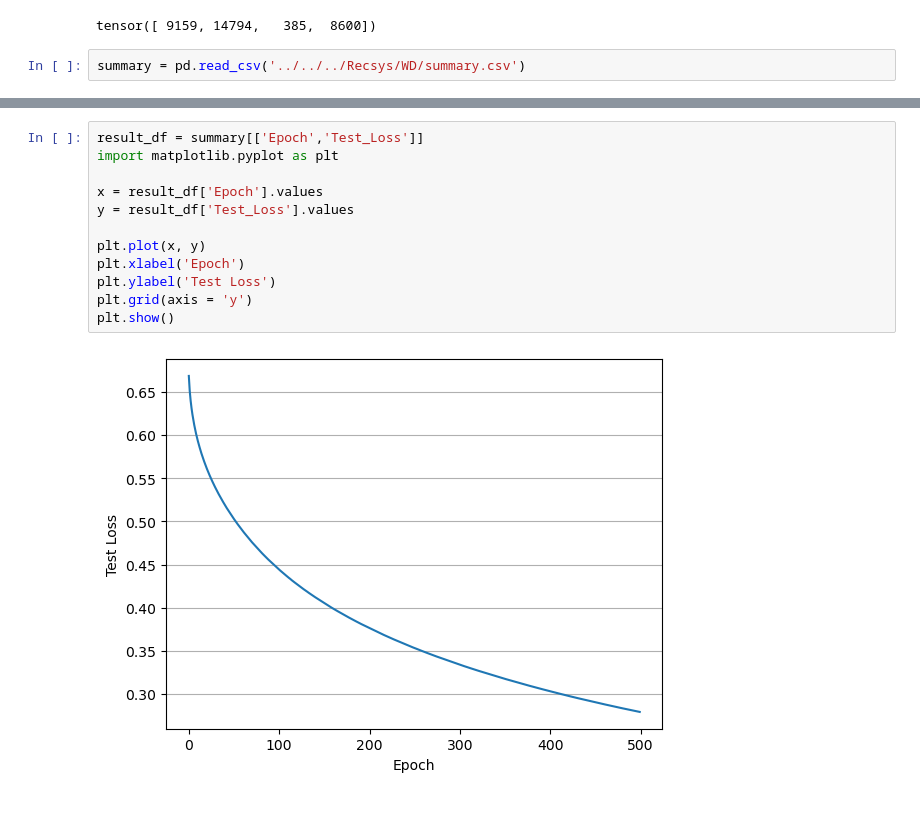
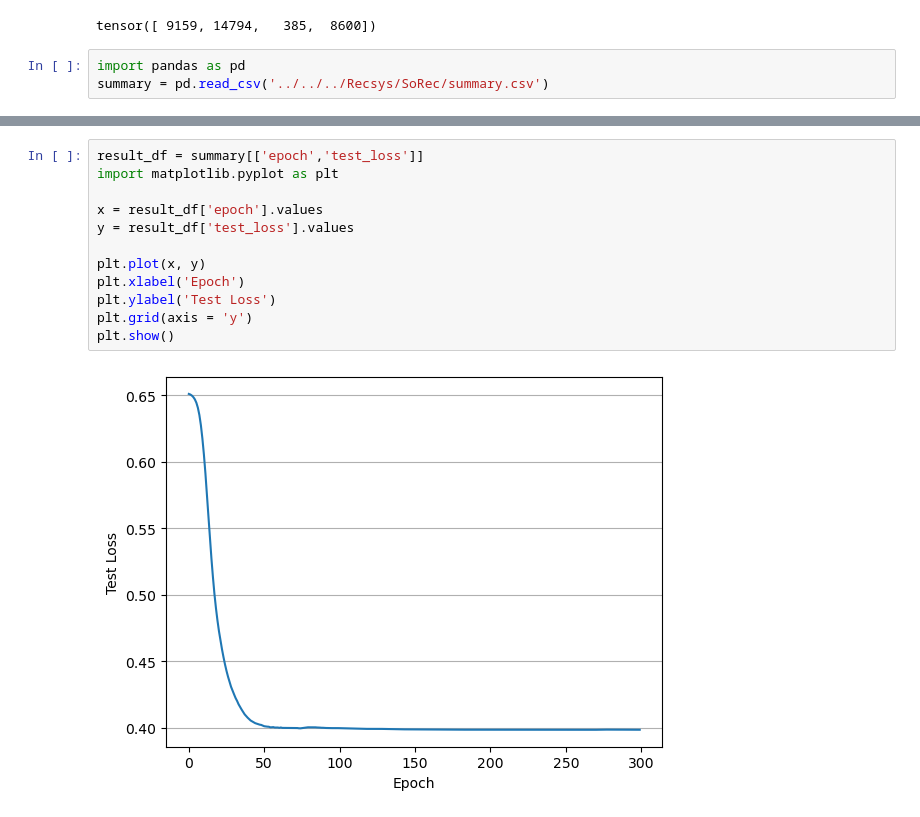
Before and after one commit to sangwu99/2023-Summer-Internship-DSAIL, a Jupyter notebook: Graph/TransE/notebook/TransE.ipynb, the cells around one changed output, grey strips where cells are left out. Cells and saved outputs as stored; diff of their text form.

```diff
--- a/Graph/TransE/notebook/TransE.ipynb
+++ b/Graph/TransE/notebook/TransE.ipynb
@@ -199,7 +199,8 @@ head
 # %% [output]
 tensor([ 9159, 14794,   385,  8600])
 # %%
-summary = pd.read_csv('../../../Recsys/WD/summary.csv')
+import pandas as pd
+summary = pd.read_csv('../../../Recsys/SoRec/summary.csv')
 # %%
 summary
 # %% [output]
@@ -233,14 +234,14 @@ plt.show()
 # %%
-result_df = summary[['Epoch','Test_Loss']]
+result_df = summary[['epoch','test_loss']]
 import matplotlib.pyplot as plt
 
-x = result_df['Epoch'].values
-y = result_df['Test_Loss'].values
+x = result_df['epoch'].values
+y = result_df['test_loss'].values
 
 plt.plot(x, y)
 plt.xlabel('Epoch')
 plt.ylabel('Test Loss')
 plt.grid(axis = 'y')
 plt.show()
 # %% [output]
-[figure, old version]
+[figure, new version]
```
Also changed, not shown: parts of 3 cells of this notebook, 12 other files.
